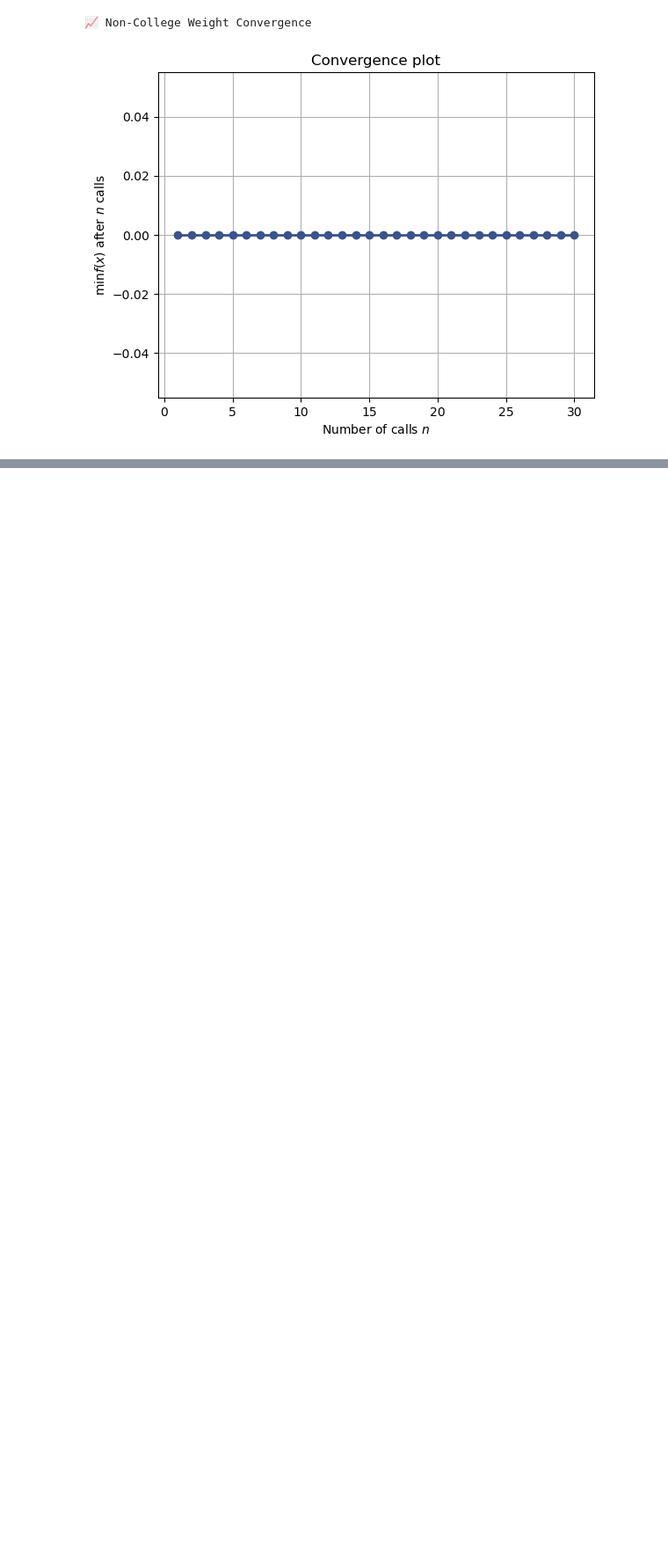
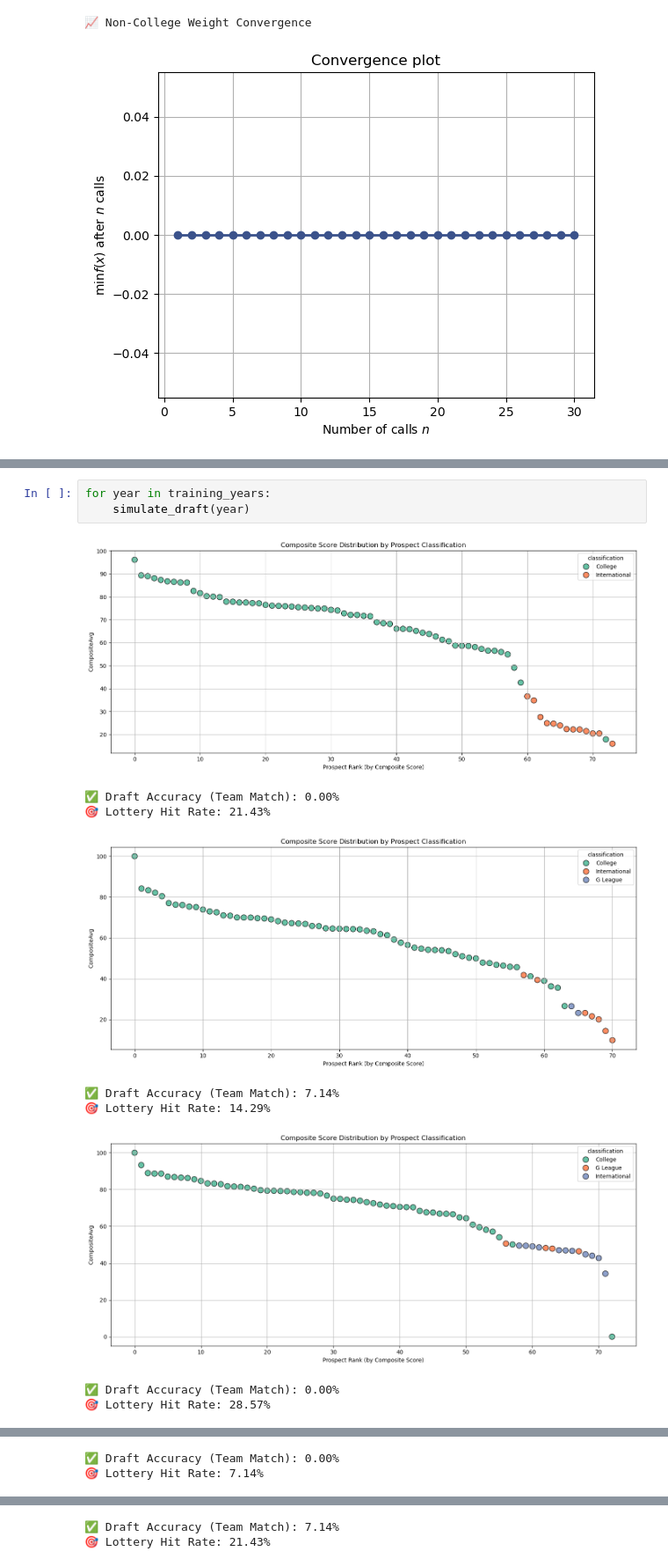
Before and after one commit to kienanana/NBA-Draft-Model, a Jupyter notebook: notebooks/optimisation.ipynb, the cells around one changed output, grey strips where cells are left out. Shown: that part at 88% size. Drawn from its saved outputs; the diff is of its cells as text; blank space fills up the shorter version.

Commit message:
improvements to training

```diff
--- a/notebooks/optimisation.ipynb
+++ b/notebooks/optimisation.ipynb
@@ -117,0 +217,13 @@ simulate_draft(2024)
+# %%
+for year in training_years:
+    simulate_draft(year)
+# %% [output]
+[figure, added]
+✅ Draft Accuracy (Team Match): 0.00%
+🎯 Lottery Hit Rate: 21.43%
+[figure, added]
+✅ Draft Accuracy (Team Match): 7.14%
+🎯 Lottery Hit Rate: 14.29%
+[figure, added]
+✅ Draft Accuracy (Team Match): 0.00%
+🎯 Lottery Hit Rate: 28.57%
@@ -117,0 +231,2 @@ simulate_draft(2024)
+✅ Draft Accuracy (Team Match): 0.00%
+🎯 Lottery Hit Rate: 7.14%
@@ -117,0 +234,2 @@ simulate_draft(2024)
+✅ Draft Accuracy (Team Match): 7.14%
+🎯 Lottery Hit Rate: 21.43%
```
Also changed, not shown: parts of 5 cells of this notebook, 20 other files.
